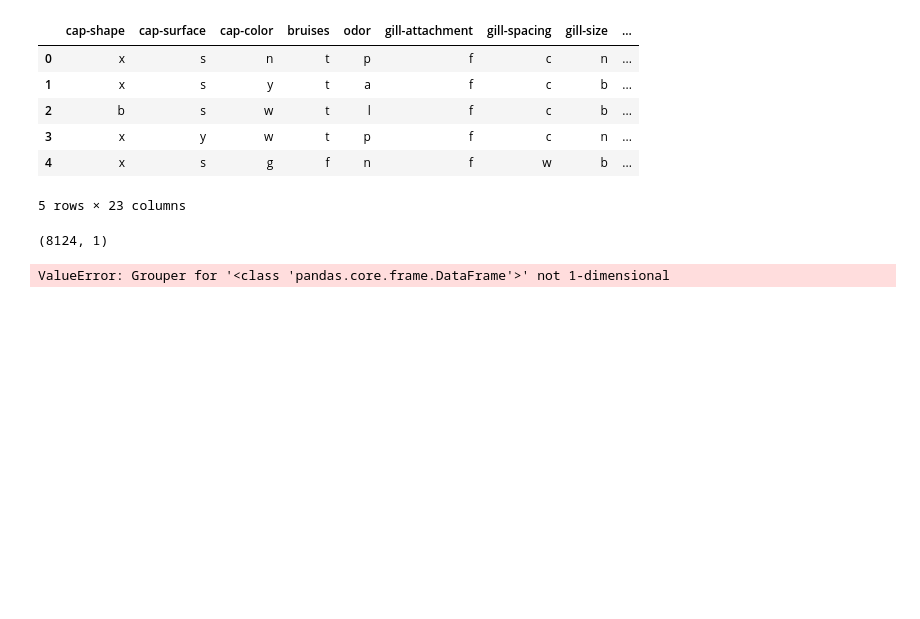
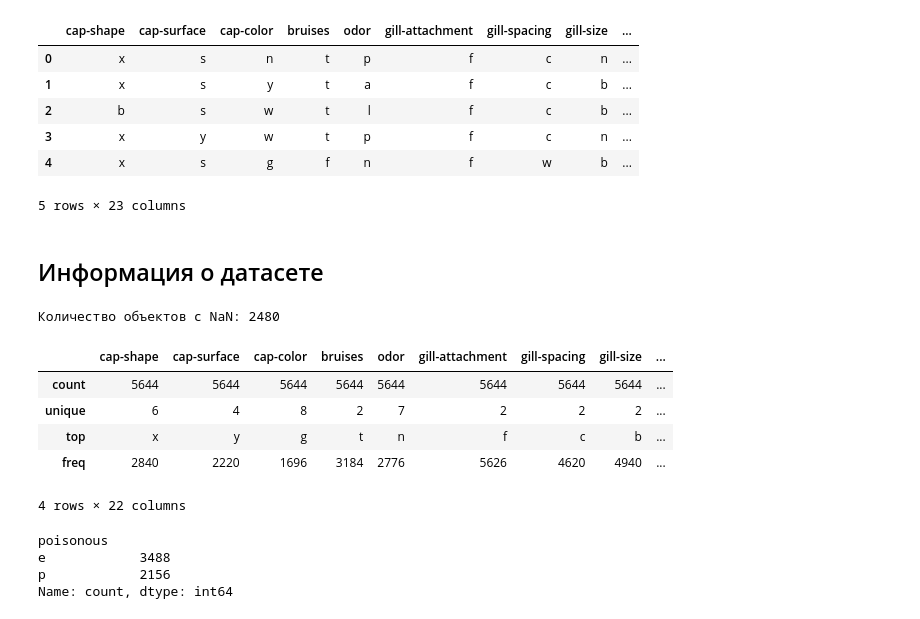
Before and after one commit to HerrPhoton/Theory-of-statistical-solutions, a Jupyter notebook: lab2.ipynb, the cells around one changed output. Cells and saved outputs as stored; diff of their text form; code cells hidden in the pictures; blank space fills up the shorter version.

```diff
--- a/lab2.ipynb
+++ b/lab2.ipynb
@@ -25,3 +28,10 @@ pd.concat([X, y], axis = 1).head()
 | 3 | x | y | w | t | p | f | c | n | ... |
 | 4 | x | s | g | f | n | f | w | b | ... |
 5 rows × 23 columns
+# %% [markdown]
+## Информация о датасете
+# %%
+# Проверка на отсутствующие значения
+print(f'Количество объектов с NaN: {X.isnull().any(axis = 1).sum()}')
+# %% [output]
+Количество объектов с NaN: 2480
@@ -27,0 +46,9 @@ pd.concat([X, y], axis = 1).head()
+# %%
+X.describe()
+# %% [output]
+|  | cap-shape | cap-surface | cap-color | bruises | odor | gill-attachment | gill-spacing | gill-size | ... |
+| count | 5644 | 5644 | 5644 | 5644 | 5644 | 5644 | 5644 | 5644 | ... |
+| unique | 6 | 4 | 8 | 2 | 7 | 2 | 2 | 2 | ... |
+| top | x | y | g | t | n | f | c | b | ... |
+| freq | 2840 | 2220 | 1696 | 3184 | 2776 | 5626 | 4620 | 4940 | ... |
+4 rows × 22 columns
@@ -28,8 +59,7 @@ pd.concat([X, y], axis = 1).head()
 # %%
-y.shape
+y.value_counts()
 # %% [output]
-(8124, 1)
+poisonous
+e            3488
+p            2156
+Name: count, dtype: int64
-# %%
-X_groups = X.groupby(y)
-# %% [output]
-ValueError: Grouper for '<class 'pandas.core.frame.DataFrame'>' not 1-dimensional
```
Also changed, not shown: parts of 9 cells of this notebook.
